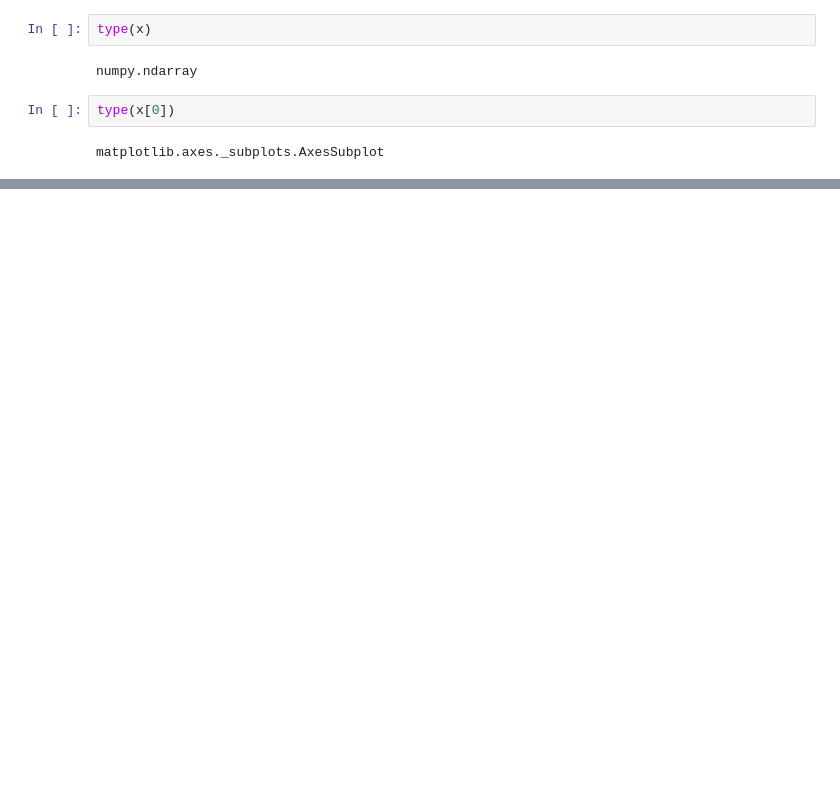
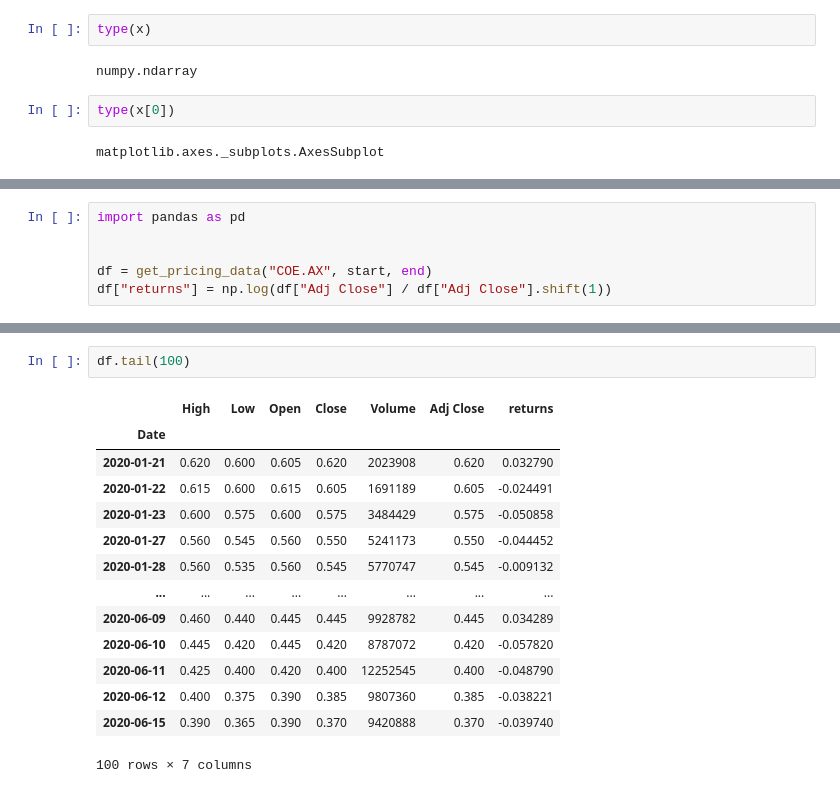
Before and after one commit to simongarisch/streamlit_asset_returns, a Jupyter notebook: notes/Charts.ipynb, the cells around one changed output, grey strips where cells are left out. Cells and saved outputs as stored; diff of their text form; blank space fills up the shorter version.

```diff
--- a/notes/Charts.ipynb
+++ b/notes/Charts.ipynb
@@ -354,0 +357,6 @@ matplotlib.axes._subplots.AxesSubplot
+# %%
+import pandas as pd
+
+
+df = get_pricing_data("COE.AX", start, end)
+df["returns"] = np.log(df["Adj Close"] / df["Adj Close"].shift(1))
@@ -354,0 +370,17 @@ matplotlib.axes._subplots.AxesSubplot
+# %%
+df.tail(100)
+# %% [output]
+|  | High | Low | Open | Close | Volume | Adj Close | returns |
+| Date |  |  |  |  |  |  |  |
+| 2020-01-21 | 0.620 | 0.600 | 0.605 | 0.620 | 2023908 | 0.620 | 0.032790 |
+| 2020-01-22 | 0.615 | 0.600 | 0.615 | 0.605 | 1691189 | 0.605 | -0.024491 |
+| 2020-01-23 | 0.600 | 0.575 | 0.600 | 0.575 | 3484429 | 0.575 | -0.050858 |
+| 2020-01-27 | 0.560 | 0.545 | 0.560 | 0.550 | 5241173 | 0.550 | -0.044452 |
+| 2020-01-28 | 0.560 | 0.535 | 0.560 | 0.545 | 5770747 | 0.545 | -0.009132 |
+| ... | ... | ... | ... | ... | ... | ... | ... |
+| 2020-06-09 | 0.460 | 0.440 | 0.445 | 0.445 | 9928782 | 0.445 | 0.034289 |
+| 2020-06-10 | 0.445 | 0.420 | 0.445 | 0.420 | 8787072 | 0.420 | -0.057820 |
+| 2020-06-11 | 0.425 | 0.400 | 0.420 | 0.400 | 12252545 | 0.400 | -0.048790 |
+| 2020-06-12 | 0.400 | 0.375 | 0.390 | 0.385 | 9807360 | 0.385 | -0.038221 |
+| 2020-06-15 | 0.390 | 0.365 | 0.390 | 0.370 | 9420888 | 0.370 | -0.039740 |
+100 rows × 7 columns
```
Also changed, not shown: parts of 6 cells of this notebook, 3 other files.
